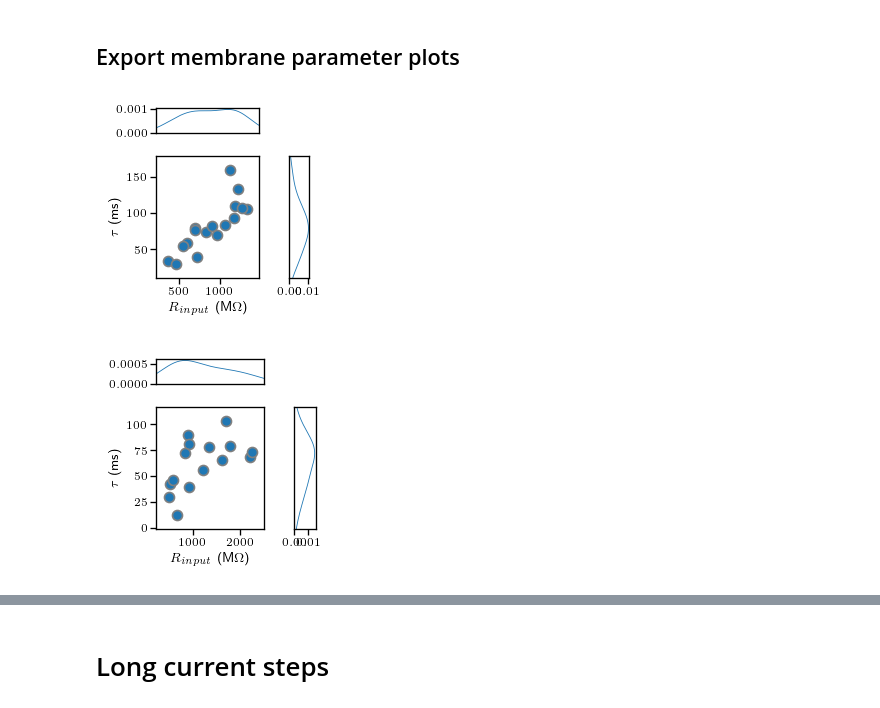
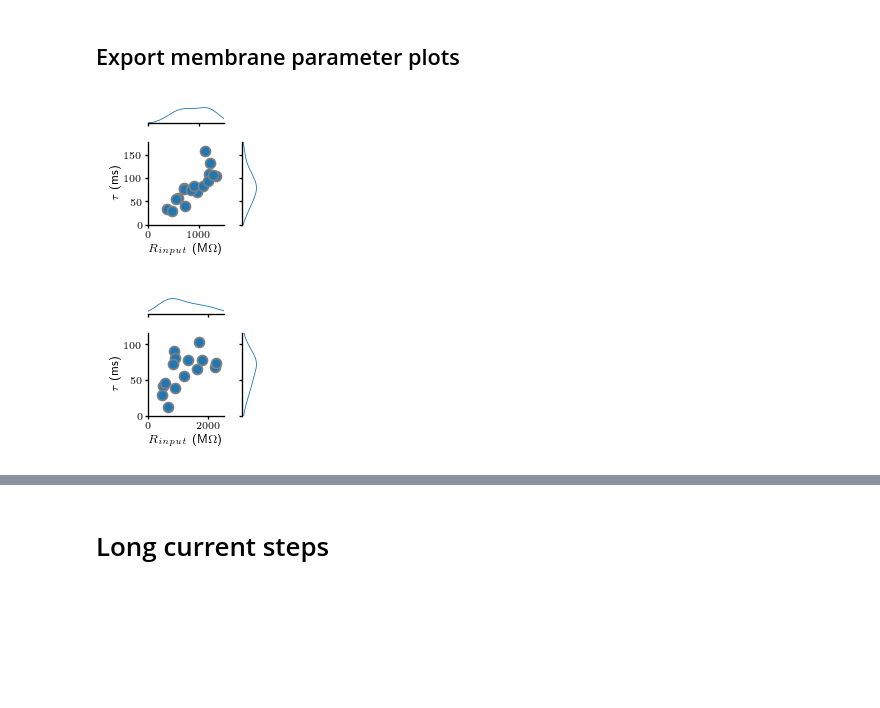
Before and after one commit to nauralcodinglab/raphegif, a Jupyter notebook: figs/scripts/writeup/fig1_electrophysiological_features.ipynb, the cells around one changed output, grey strips where cells are left out. Drawn from its saved outputs; the diff is of its cells as text; code cells hidden in the pictures; blank space fills up the shorter version.

```diff
--- a/figs/scripts/writeup/fig1_electrophysiological_features.ipynb
+++ b/figs/scripts/writeup/fig1_electrophysiological_features.ipynb
@@ -28,31 +25,29 @@ plt.style.use(os.path.join(NOTEBOOK_PATH, 'publication_figure_style.dms'))
 # %% [markdown]
 # Load data
 # %%
+loader = rt.ABFLoader()
+
 # Short current step recordings.
 short_fnames = {}
 short_recs = {}
 for cell_type in ['5HT', 'GABA']:
     short_fnames[cell_type] = pd.read_csv(os.path.join(DATA_PATH, cell_type, 'current_steps', 'index.csv'))
-    short_recs[cell_type] = Cell().read_ABF(
+    short_recs[cell_type] = loader.load(
         [os.path.join(DATA_PATH, cell_type, 'current_steps', fname_) for fname_ in short_fnames[cell_type]['Steps']]
     )
-    for sr in short_recs[cell_type]:
-        sr.set_dt(0.1)
 
 # Long current step recordings.
 long_fnames = {}
 long_recs = {}
 for cell_type in ['5HT', 'GABA']:
     long_fnames[cell_type] = pd.read_csv(os.path.join(DATA_PATH, cell_type, 'long_curr_steps', 'index.csv'))
-    long_recs[cell_type] = Cell().read_ABF(
+    long_recs[cell_type] = loader.load(
         [
             os.path.join(DATA_PATH, cell_type, 'long_curr_steps', fname_)
             for fname_ in long_fnames[cell_type]['weak_steps']
             if isinstance(fname_, str)
         ]
     )
-    for lr in long_recs[cell_type]:
-        lr.set_dt(0.1)
 # %%
 short_fnames['5HT']
 # %% [output]
@@ -112,8 +107,8 @@ for cell_type in short_recs:
     plt.figure()
     plt.suptitle(cell_type)
     for i in range(len(short_recs[cell_type])):
-        plt.plot(short_recs[cell_type][i].mean(axis=2)[0, :10000])
-    plt.axvline(1800, ls='--')
-    plt.axvline(9000, ls='--')
+        plt.plot(short_recs[cell_type][i].time_supp[:10000], short_recs[cell_type][i].mean(axis=2)[0, :10000])
+    plt.axvline(180, ls='--')
+    plt.axvline(900, ls='--')
     plt.show()
 # %% [output]
@@ -126,7 +125,6 @@ membrane_params = {}
 for cell_type in short_recs:
     membrane_params[cell_type] = pd.DataFrame()
     for i in range(len(short_recs[cell_type])):
-        short_recs[cell_type][i].set_dt(0.1)
         tau_limits = getIndicesByPercentile(short_recs[cell_type][i][0, 1800:9000, :].mean(axis=1), [.8, .2])
         tmp_params = short_recs[cell_type][i].fit_test_pulse(
             (0, 1000),
@@ -237,37 +255,44 @@ joint_spec = gs.GridSpec(2, 2, height_ratios=[0.2, 1], width_ratios=[1, 0.2])
 for cell_type in membrane_params:
     mask = np.isfinite(membrane_params[cell_type]['R_input'])
 
-    plt.figure(figsize=(2, 2))
+    plt.figure(figsize=(1.5, 1.5))
 
     joint_ax = plt.subplot(joint_spec[1, 0])
     joint_ax.plot(
         membrane_params[cell_type]['R_input'][mask],
         membrane_params[cell_type]['tau'][mask],
         'o', markeredgecolor='gray'
     )
     joint_ax.set_xlabel('$R_{input}$ (M$\Omega$)')
     joint_ax.set_ylabel(r'$\tau$ (ms)')
     joint_ax.margins(0.15)
+    joint_ax.set_ylim(0, joint_ax.get_ylim()[1])
+    joint_ax.set_xlim(0, joint_ax.get_xlim()[1])
     xlims = joint_ax.get_xlim()
     ylims = joint_ax.get_ylim()
+    pltools.hide_border('tr', ax=joint_ax)
 
     x_dist_ax = plt.subplot(joint_spec[0, 0])
     sns.kdeplot(membrane_params[cell_type]['R_input'][mask], legend=False, ax=x_dist_ax)
     x_dist_ax.set_xlim(xlims)
-    x_dist_ax.set_xticks([])
+    x_dist_ax.set_xticklabels([])
+    x_dist_ax.set_yticks([])
+    pltools.hide_border('trl', ax=x_dist_ax)
 
     y_dist_ax = plt.subplot(joint_spec[1, 1])
     sns.kdeplot(membrane_params[cell_type]['tau'][mask], vertical=True, legend=False, ax = y_dist_ax)
     y_dist_ax.set_ylim(ylims)
-    y_dist_ax.set_yticks([])
+    y_dist_ax.set_yticklabels([])
+    y_dist_ax.set_xticks([])
     y_dist_ax.set_ylabel('')
+    pltools.hide_border('trb', ax=y_dist_ax)
 
     plt.tight_layout()
 
     if IMG_PATH is not None:
         plt.savefig(os.path.join(IMG_PATH, '{}_membrane_params.png'.format(cell_type)), dpi=300)
 
     plt.show()
 # %% [output]
-[figure, old version]
+[figure, new version]
-[figure, old version]
+[figure, new version]
```
Also changed, not shown: parts of 13 cells of this notebook.
